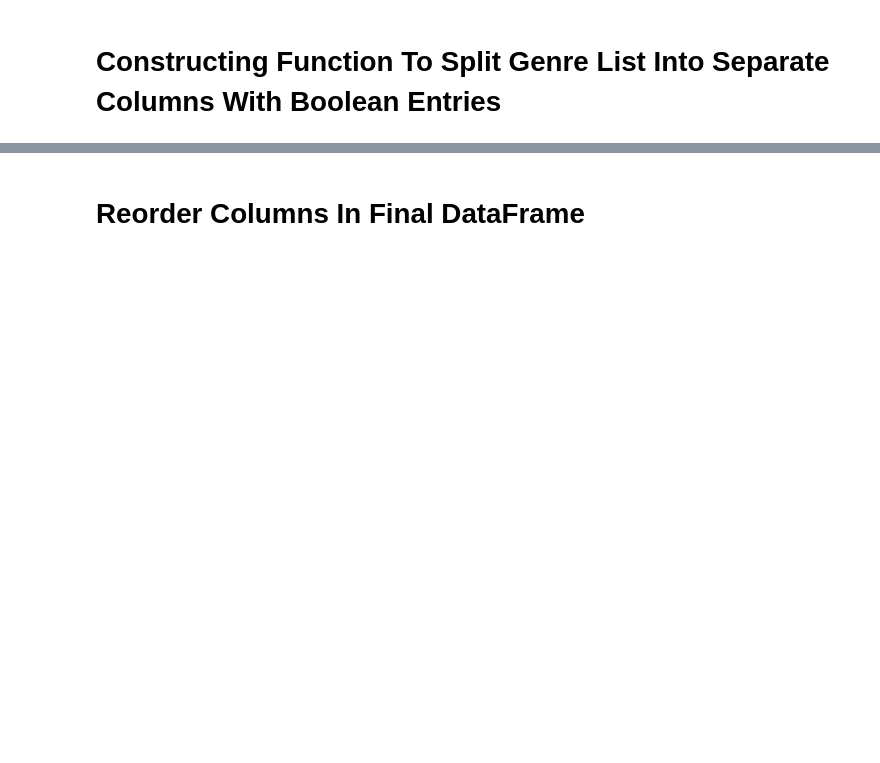
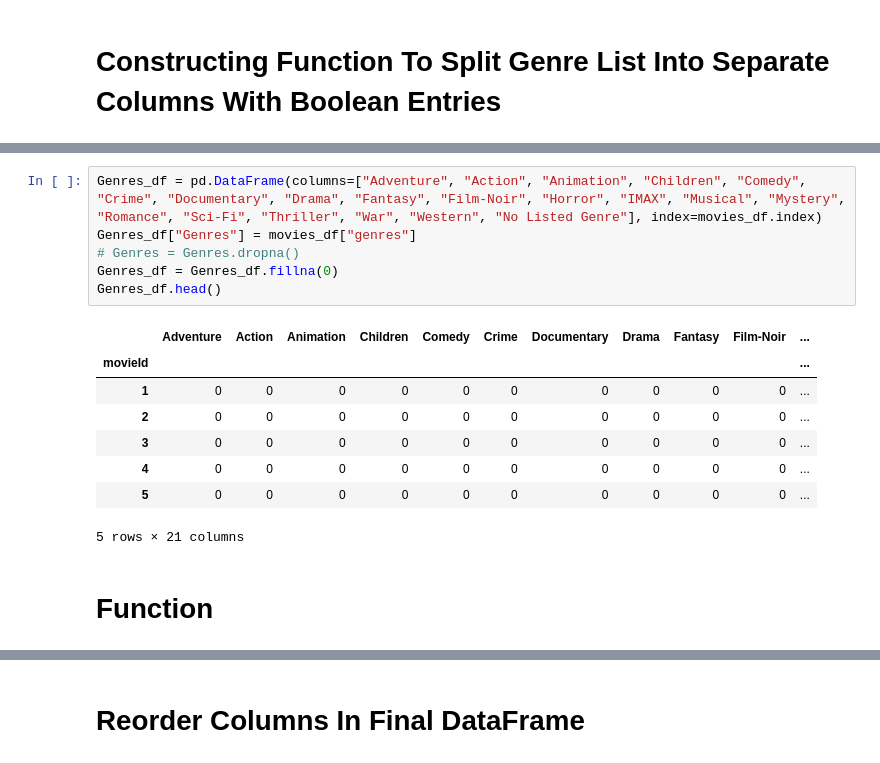
Before and after one commit to HelyxM/Final-Project, a Jupyter notebook: Data_Cleaning.ipynb, the cells around one changed output, grey strips where cells are left out. Saved outputs shown, nothing was run; the diff lists cells and outputs as text; blank space fills up the shorter version.

```diff
--- a/Data_Cleaning.ipynb
+++ b/Data_Cleaning.ipynb
@@ -89 +133,18 @@ movies_df = movies_df.drop(columns="title")
+# %%
+Genres_df = pd.DataFrame(columns=["Adventure", "Action", "Animation", "Children", "Comedy", "Crime", "Documentary", "Drama", "Fantasy", "Film-Noir", "Horror", "IMAX", "Musical", "Mystery", "Romance", "Sci-Fi", "Thriller", "War", "Western", "No Listed Genre"], index=movies_df.index)
+Genres_df["Genres"] = movies_df["genres"]
+# Genres = Genres.dropna()
+Genres_df = Genres_df.fillna(0)
+Genres_df.head()
+# %% [output]
+|  | Adventure | Action | Animation | Children | Comedy | Crime | Documentary | Drama | Fantasy | Film-Noir | ... |
+| movieId |  |  |  |  |  |  |  |  |  |  | ... |
+| 1 | 0 | 0 | 0 | 0 | 0 | 0 | 0 | 0 | 0 | 0 | ... |
+| 2 | 0 | 0 | 0 | 0 | 0 | 0 | 0 | 0 | 0 | 0 | ... |
+| 3 | 0 | 0 | 0 | 0 | 0 | 0 | 0 | 0 | 0 | 0 | ... |
+| 4 | 0 | 0 | 0 | 0 | 0 | 0 | 0 | 0 | 0 | 0 | ... |
+| 5 | 0 | 0 | 0 | 0 | 0 | 0 | 0 | 0 | 0 | 0 | ... |
+5 rows × 21 columns
+# %% [markdown]
+# Function
 # %%
```
Also changed, not shown: parts of 14 cells of this notebook.
